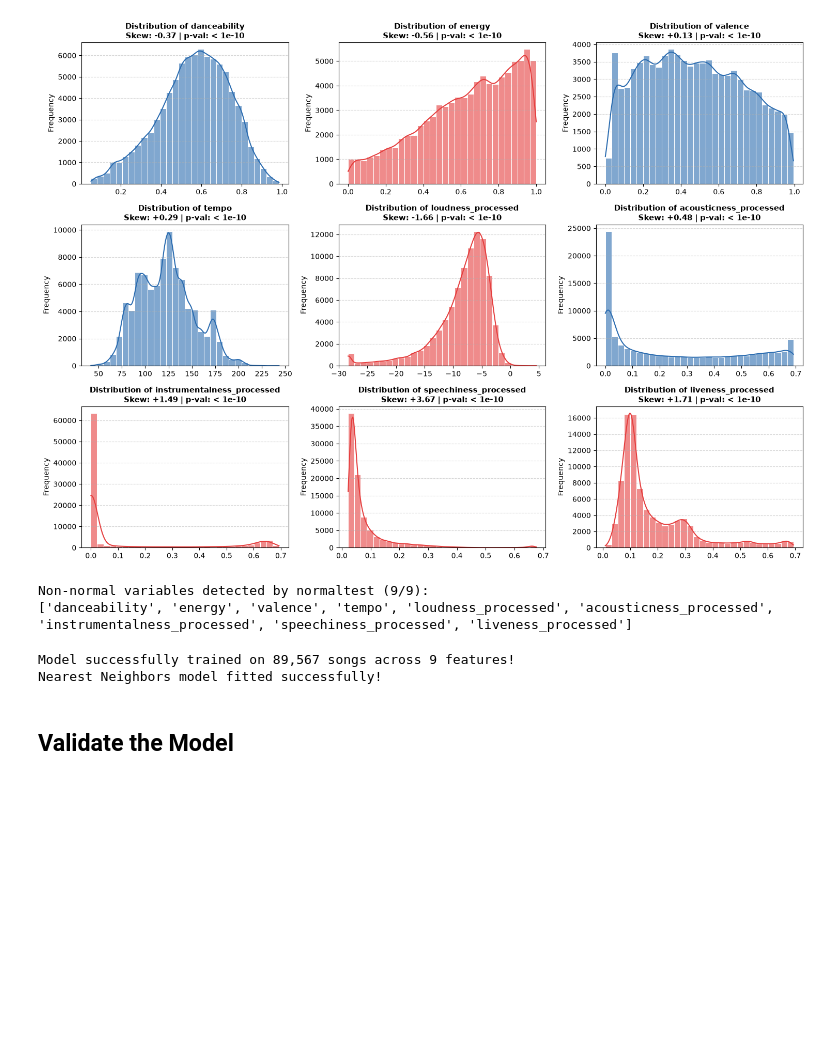
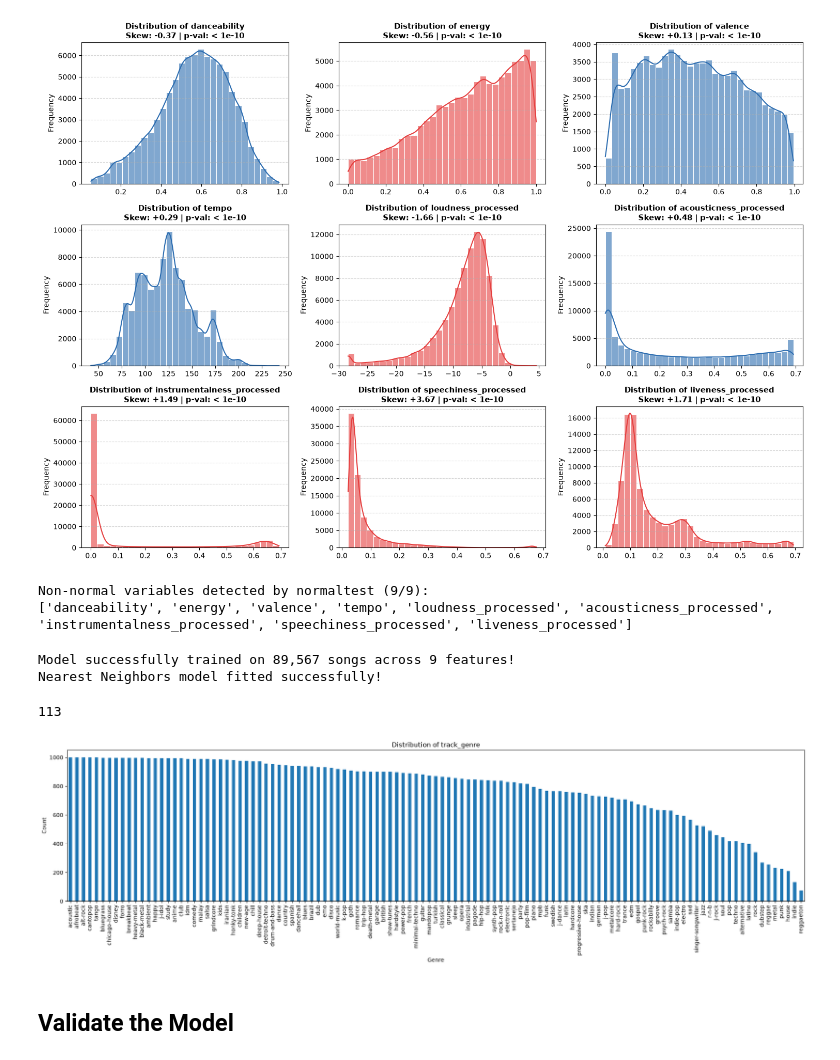
Before and after one commit to kevzjhu/Spotify-Stats, a Jupyter notebook: tracks_dataset.ipynb, the cells around one changed output. Cells and saved outputs as stored; diff of their text form; code cells hidden in the pictures; blank space fills up the shorter version.

```diff
--- a/tracks_dataset.ipynb
+++ b/tracks_dataset.ipynb
@@ -226,5 +226,23 @@ print("Nearest Neighbors model fitted successfully!")
 # %% [output]
 Model successfully trained on 89,567 songs across 9 features!
 Nearest Neighbors model fitted successfully!
+# %%
+len(df["track_genre"].unique().tolist())
+# %% [output]
+113
+# %%
+df["track_genre"].unique().tolist()
+
+counts = df['track_genre'].dropna().astype(str).str.strip().value_counts()
+
+plt.figure(figsize=(20,6))
+counts.plot(kind='bar')
+plt.xlabel('Genre')
+plt.ylabel('Count')
+plt.title('Distribution of track_genre')
+plt.tight_layout()
+plt.show()
+# %% [output]
+[figure, added]
 # %% [markdown]
 ## Validate the Model
```
Also changed, not shown: parts of 1 cell of this notebook.
